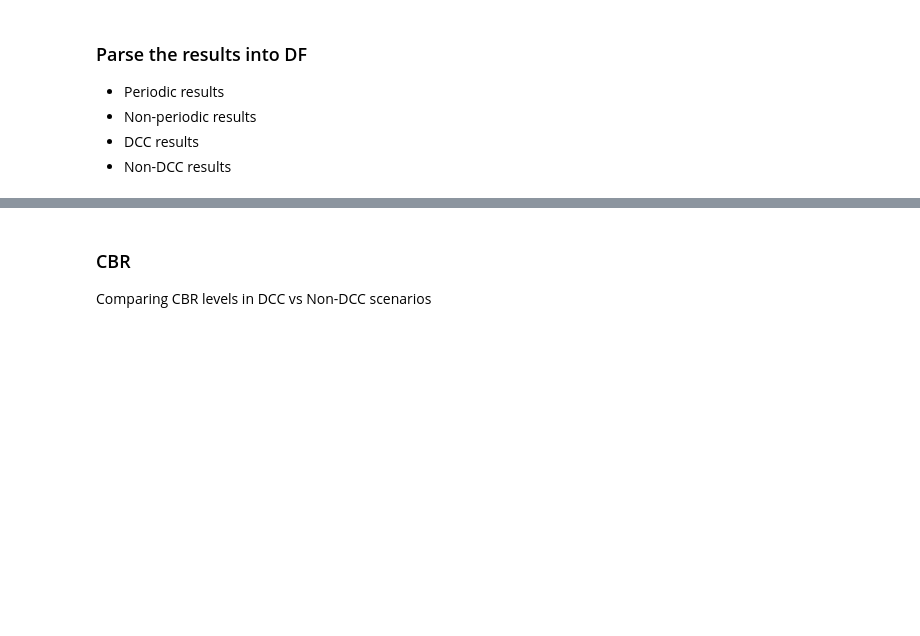
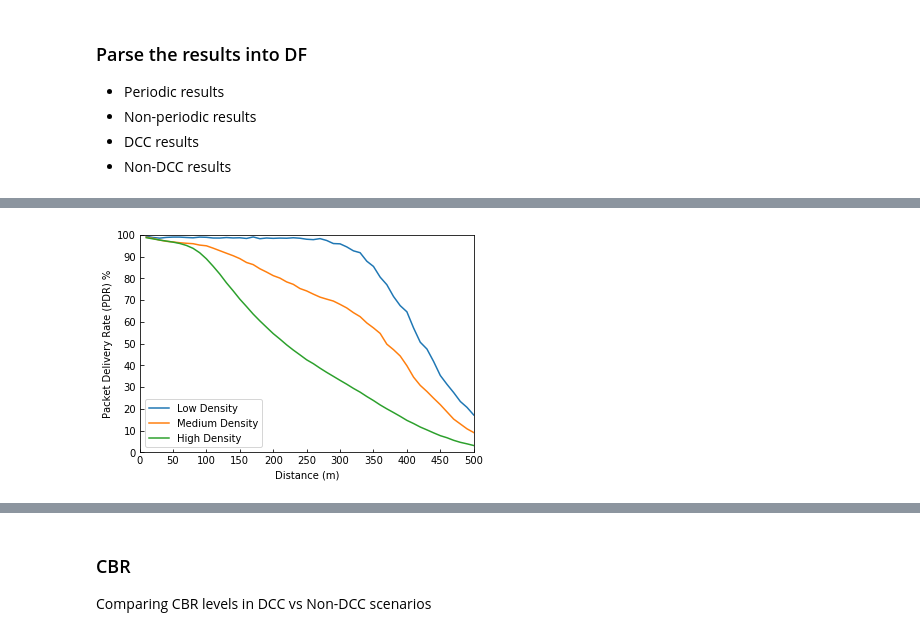
Before and after one commit to brianmc95/results-analysis, a Jupyter notebook: jupyter-notebooks/scenario_comparison.ipynb, the cells around one changed output, grey strips where cells are left out. Cells and saved outputs as stored; diff of their text form; code cells hidden in the pictures; blank space fills up the shorter version.

```diff
--- a/jupyter-notebooks/scenario_comparison.ipynb
+++ b/jupyter-notebooks/scenario_comparison.ipynb
@@ -254,5 +252,20 @@ interested_folder = ["After-1", "Random_Access_Low_Density", "Random_Access_Medi
+# %%
+interested_folder = [
+    "After-5-high-density",
+    "DCC-Enabled",
+    "NO-CC",
+    "After-1",
+    "After-1-high-density",
+    "NO-CC-high-density",
+    "Highway-fast",
+    "After-5",
+    "Random-Access-Medium-Density",
+    "Random-Access-Packet-Dropping-Medium-Density",
+    "RRI-Adaptation-CR-limit-MD",
+    "RRI-Adaptation-DCC-MD"
+]
 # %%
-raw_data_folder = "/Users/brianmccarthy/git_repos/results-analysis/data/raw_data/cv2x"
+raw_data_folder = "/Users/brianmccarthy/git_repos/results-analysis/data/parsed_data/cv2x"
 loaded_dfs = {}
 # %%
 for folder in os.listdir(raw_data_folder):
@@ -264,5 +295,5 @@ for folder in os.listdir(raw_data_folder):
 # %%
-extra_folders = ["Random_Access_Packet_Dropping_Medium_Density"]
+extra_folders = ["RRI-Adaptation-DCC-MD"]
 for folder in os.listdir(raw_data_folder):
     if folder in extra_folders:
         print("="*50)
@@ -281,10 +312,10 @@ for configuration in interested_folder:
     df = loaded_dfs[configuration]
 
     # Filter the times down
-    df = df[df["Time"] > 502]
+#     df = df[df["Time"] > 502]
 
     # Put config back into our dictionary
-    loaded_dfs[configuration] = df
+#     loaded_dfs[configuration] = df
 
     # Calculate pdr
     pdr = []
@@ -318,0 +371,4 @@ random.append(pdrs["Random_Access_Packet_Dropping_Medium_Density"])
+# %%
+pdr_dist(motivational_pdr_graph, distances, ["Low Density", "Medium Density", "High Density"], "Motivation_pdr", show=True, store=True)
+# %% [output]
+[figure, added]
```
Also changed, not shown: parts of 33 cells of this notebook, 2 other files.
